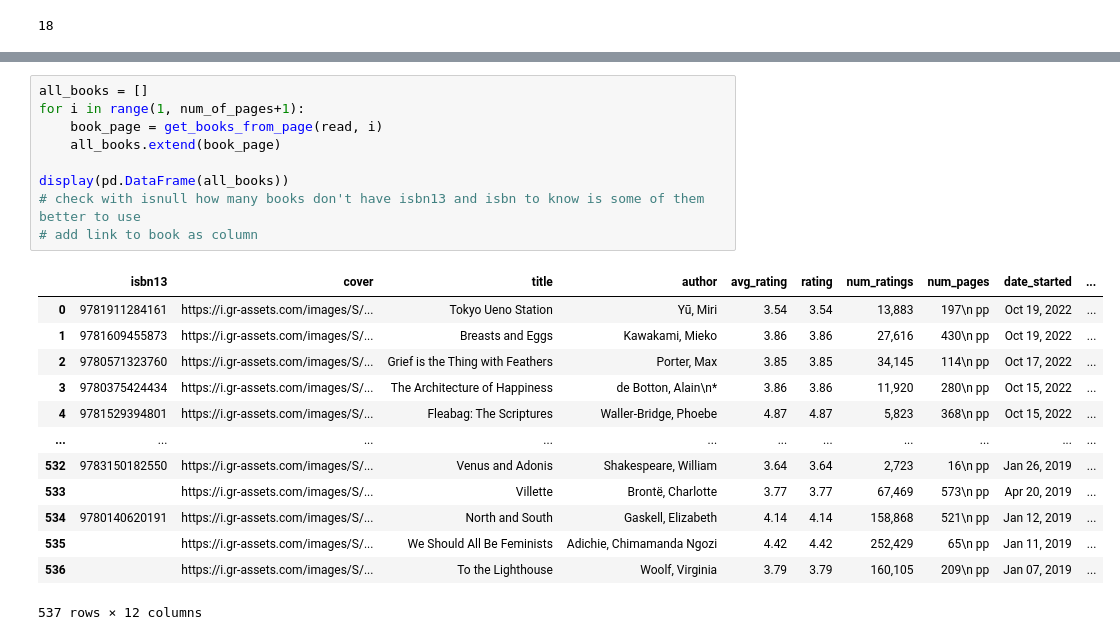
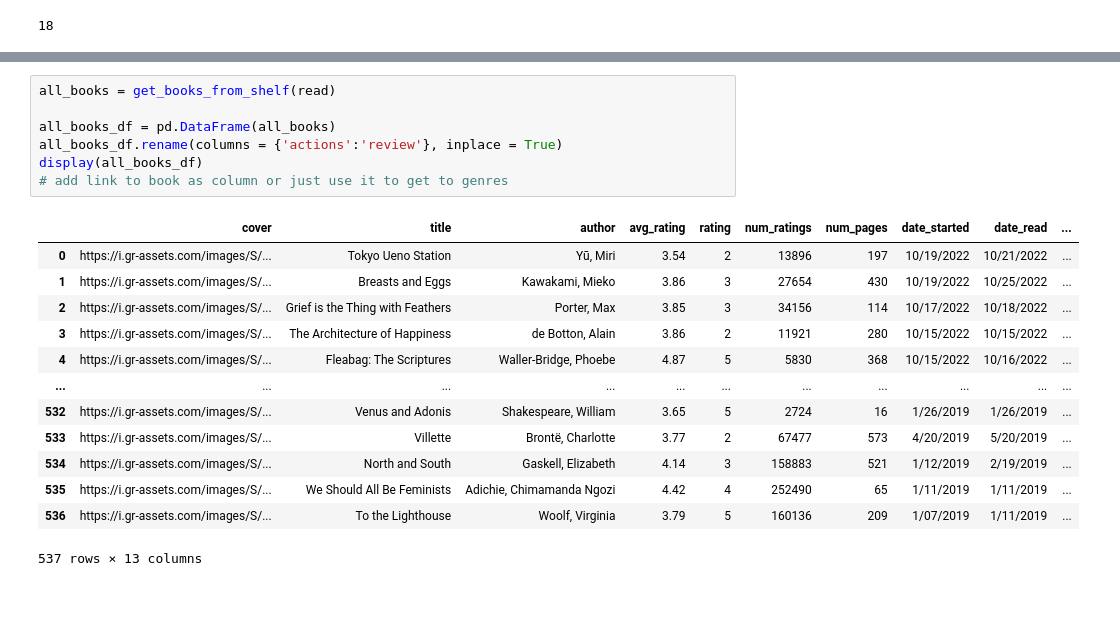
Before and after one commit to alex-x-o/Youreads, a Jupyter notebook: goodreads-scraping.ipynb, the cells around one changed output, grey strips where cells are left out. Cells and saved outputs as stored; diff of their text form; blank space fills up the shorter version.

Commit message:
Formatted book details needed for dataframe/database later

```diff
--- a/goodreads-scraping.ipynb
+++ b/goodreads-scraping.ipynb
@@ -55,23 +55,21 @@ display(pd.DataFrame(books))
 # %%
-all_books = []
-for i in range(1, num_of_pages+1):
-    book_page = get_books_from_page(read, i)
-    all_books.extend(book_page)
+all_books = get_books_from_shelf(read)
 
-display(pd.DataFrame(all_books))
-# check with isnull how many books don't have isbn13 and isbn to know is some of them better to use
-# add link to book as column
+all_books_df = pd.DataFrame(all_books)
+all_books_df.rename(columns = {'actions':'review'}, inplace = True)
+display(all_books_df)
+# add link to book as column or just use it to get to genres
 # %% [output]
-|  | isbn13 | cover | title | author | avg_rating | rating | num_ratings | num_pages | date_started | ... |
-| 0 | 9781911284161 | https://i.gr-assets.com/images/S/... | Tokyo Ueno Station | Yū, Miri | 3.54 | 3.54 | 13,883 | 197\n pp | Oct 19, 2022 | ... |
-| 1 | 9781609455873 | https://i.gr-assets.com/images/S/... | Breasts and Eggs | Kawakami, Mieko | 3.86 | 3.86 | 27,616 | 430\n pp | Oct 19, 2022 | ... |
-| 2 | 9780571323760 | https://i.gr-assets.com/images/S/... | Grief is the Thing with Feathers | Porter, Max | 3.85 | 3.85 | 34,145 | 114\n pp | Oct 17, 2022 | ... |
-| 3 | 9780375424434 | https://i.gr-assets.com/images/S/... | The Architecture of Happiness | de Botton, Alain\n* | 3.86 | 3.86 | 11,920 | 280\n pp | Oct 15, 2022 | ... |
-| 4 | 9781529394801 | https://i.gr-assets.com/images/S/... | Fleabag: The Scriptures | Waller-Bridge, Phoebe | 4.87 | 4.87 | 5,823 | 368\n pp | Oct 15, 2022 | ... |
+|  | cover | title | author | avg_rating | rating | num_ratings | num_pages | date_started | date_read | ... |
+| 0 | https://i.gr-assets.com/images/S/... | Tokyo Ueno Station | Yū, Miri | 3.54 | 2 | 13896 | 197 | 10/19/2022 | 10/21/2022 | ... |
+| 1 | https://i.gr-assets.com/images/S/... | Breasts and Eggs | Kawakami, Mieko | 3.86 | 3 | 27654 | 430 | 10/19/2022 | 10/25/2022 | ... |
+| 2 | https://i.gr-assets.com/images/S/... | Grief is the Thing with Feathers | Porter, Max | 3.85 | 3 | 34156 | 114 | 10/17/2022 | 10/18/2022 | ... |
+| 3 | https://i.gr-assets.com/images/S/... | The Architecture of Happiness | de Botton, Alain | 3.86 | 2 | 11921 | 280 | 10/15/2022 | 10/15/2022 | ... |
+| 4 | https://i.gr-assets.com/images/S/... | Fleabag: The Scriptures | Waller-Bridge, Phoebe | 4.87 | 5 | 5830 | 368 | 10/15/2022 | 10/16/2022 | ... |
 | ... | ... | ... | ... | ... | ... | ... | ... | ... | ... | ... |
-| 532 | 9783150182550 | https://i.gr-assets.com/images/S/... | Venus and Adonis | Shakespeare, William | 3.64 | 3.64 | 2,723 | 16\n pp | Jan 26, 2019 | ... |
-| 533 |  | https://i.gr-assets.com/images/S/... | Villette | Brontë, Charlotte | 3.77 | 3.77 | 67,469 | 573\n pp | Apr 20, 2019 | ... |
-| 534 | 9780140620191 | https://i.gr-assets.com/images/S/... | North and South | Gaskell, Elizabeth | 4.14 | 4.14 | 158,868 | 521\n pp | Jan 12, 2019 | ... |
-| 535 |  | https://i.gr-assets.com/images/S/... | We Should All Be Feminists | Adichie, Chimamanda Ngozi | 4.42 | 4.42 | 252,429 | 65\n pp | Jan 11, 2019 | ... |
-| 536 |  | https://i.gr-assets.com/images/S/... | To the Lighthouse | Woolf, Virginia | 3.79 | 3.79 | 160,105 | 209\n pp | Jan 07, 2019 | ... |
+| 532 | https://i.gr-assets.com/images/S/... | Venus and Adonis | Shakespeare, William | 3.65 | 5 | 2724 | 16 | 1/26/2019 | 1/26/2019 | ... |
+| 533 | https://i.gr-assets.com/images/S/... | Villette | Brontë, Charlotte | 3.77 | 2 | 67477 | 573 | 4/20/2019 | 5/20/2019 | ... |
+| 534 | https://i.gr-assets.com/images/S/... | North and South | Gaskell, Elizabeth | 4.14 | 3 | 158883 | 521 | 1/12/2019 | 2/19/2019 | ... |
+| 535 | https://i.gr-assets.com/images/S/... | We Should All Be Feminists | Adichie, Chimamanda Ngozi | 4.42 | 4 | 252490 | 65 | 1/11/2019 | 1/11/2019 | ... |
+| 536 | https://i.gr-assets.com/images/S/... | To the Lighthouse | Woolf, Virginia | 3.79 | 5 | 160136 | 209 | 1/07/2019 | 1/11/2019 | ... |
-537 rows × 12 columns
+537 rows × 13 columns
```
Also changed, not shown: parts of 8 cells of this notebook, 1 other file.
